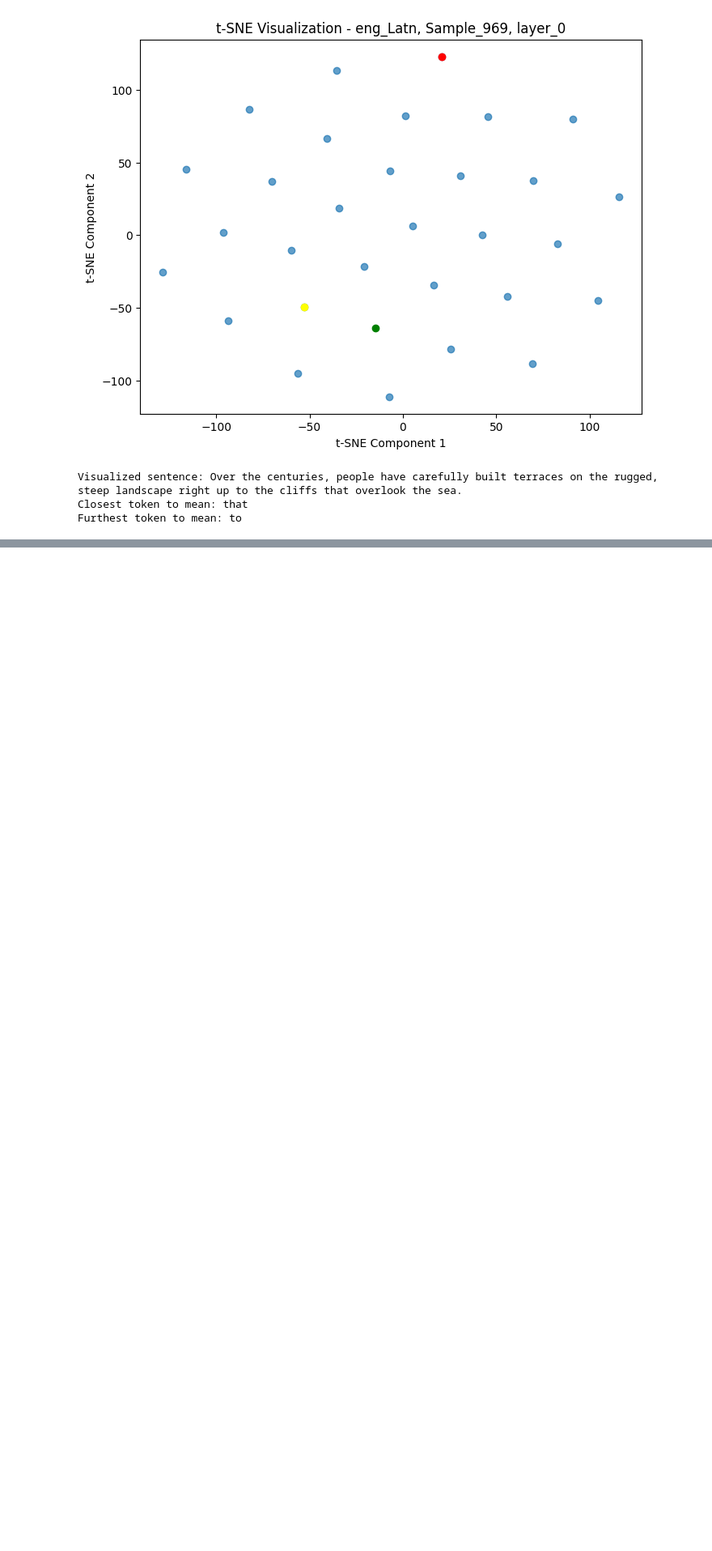
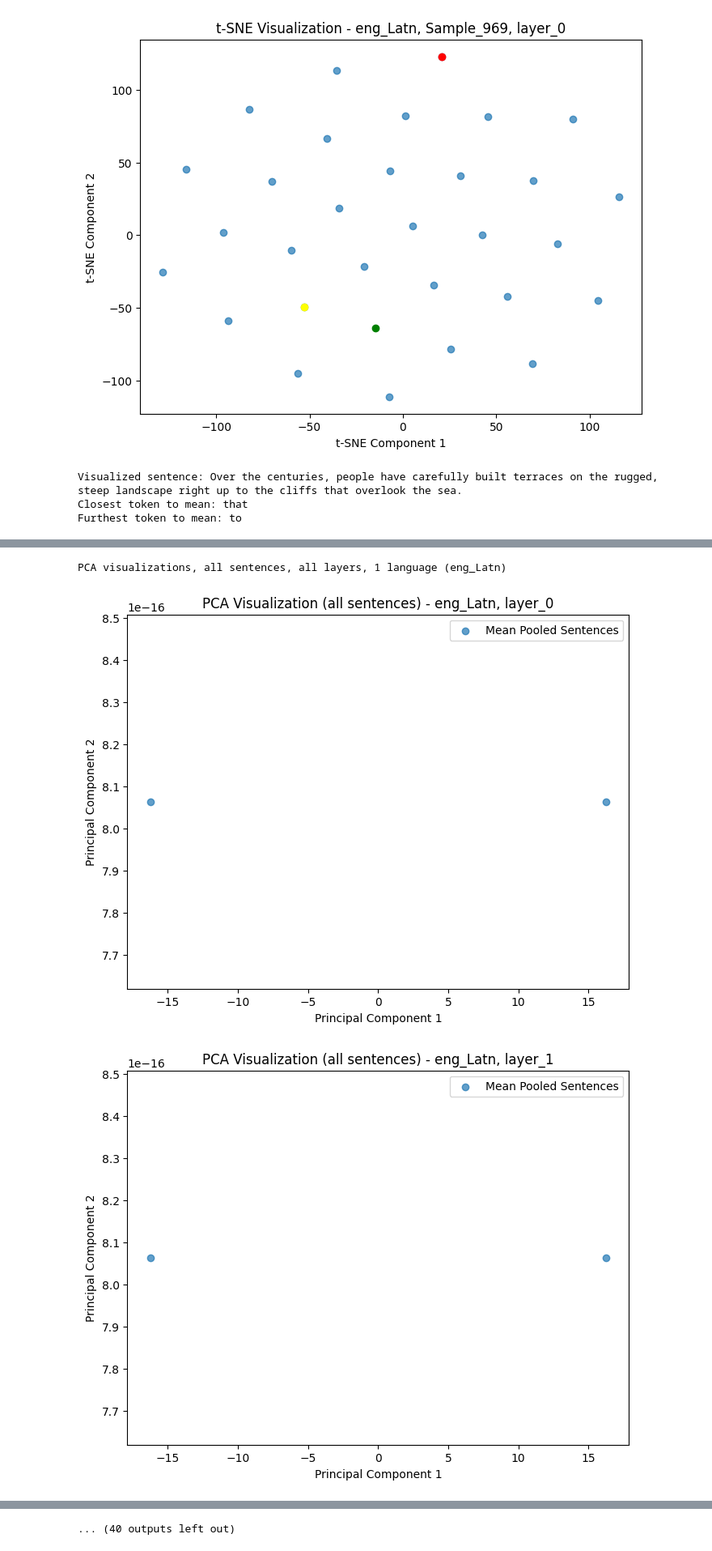
Before and after one commit to MOvi996/llm-finetuning, a Jupyter notebook: notebooks/haris/Task 2/NNTI_project_task_2.ipynb, the cells around one changed output, grey strips where cells are left out. Shown at 81% size. Drawn from its saved outputs; the diff is of its cells as text; code cells hidden in the pictures; blank space fills up the shorter version.

```diff
--- a/notebooks/haris/Task 2/NNTI_project_task_2.ipynb
+++ b/notebooks/haris/Task 2/NNTI_project_task_2.ipynb
@@ -409,0 +554,34 @@ Furthest token to mean: to
+# %%
+with h5py.File(FILE_PATH, "r") as f:
+
+    list_langs = list(f.keys())
+    # print(list_langs)
+    list_sample_ids = list(f[list_langs[0]].keys())
+    # print(list_sample_ids)
+    list_layer_ids = list(f[list_langs[0]][list_sample_ids[0]].keys())
+    # print(list_layer_ids)
+
+    # visualize all sentences on all layers for any 1 language (mean-pooled sentences only)
+    lang_index = 2
+
+    mean_pooled_samples = []
+    for sample_index in range(len(list_sample_ids)):
+        mean_pooled_samples.append(f[f"{list_langs[lang_index]}/{list_sample_ids[sample_index]}/{list_layer_ids[layer_index]}/mean_pooled_sentence"])
+
+    # PCA visualizations
+    print(f'PCA visualizations, all sentences, all layers, 1 language ({list_langs[lang_index]})')
+    for layer_index in range(len(list_layer_ids)):
+        pca_visualize_all_sentences_one_layer_one_language(mean_pooled_samples, list_langs[lang_index], list_layer_ids[layer_index])
+        print()
+
+    print('#######################################################################################')
+    print()
+    # tSNE visualizations
+    print(f'tSNE visualizations, all sentences, all layers, 1 language ({list_langs[lang_index]})')
+    for layer_index in range(len(list_layer_ids)):
+        tsne_visualize_all_sentences_one_layer_one_language(mean_pooled_samples, list_langs[lang_index], list_layer_ids[layer_index])
+        print()
+# %% [output]
+PCA visualizations, all sentences, all layers, 1 language (eng_Latn)
+[figure, added]
+[figure, added]
@@ -409,0 +597 @@ Furthest token to mean: to
+... (40 outputs left out)
```
Also changed, not shown: parts of 15 cells of this notebook.
